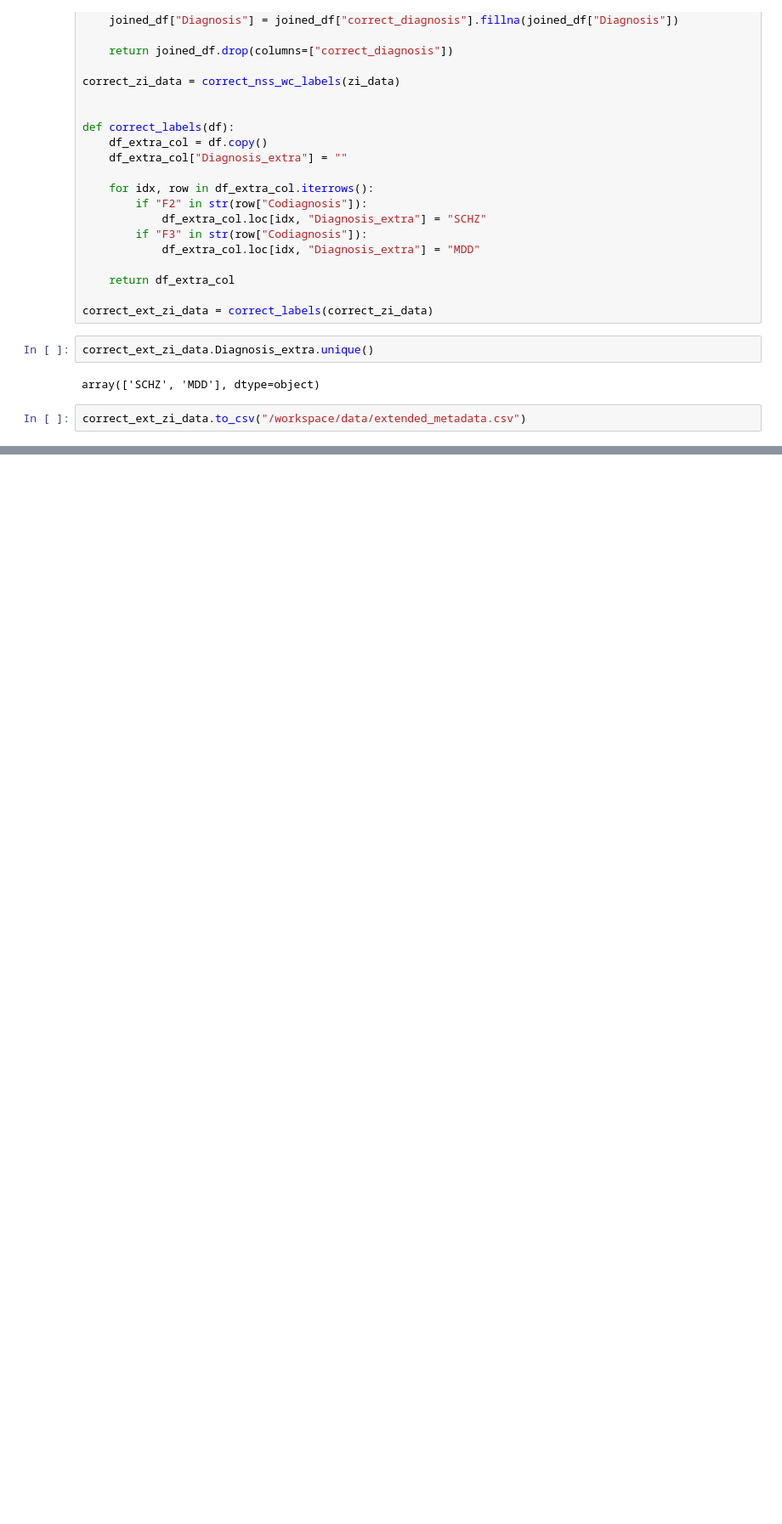
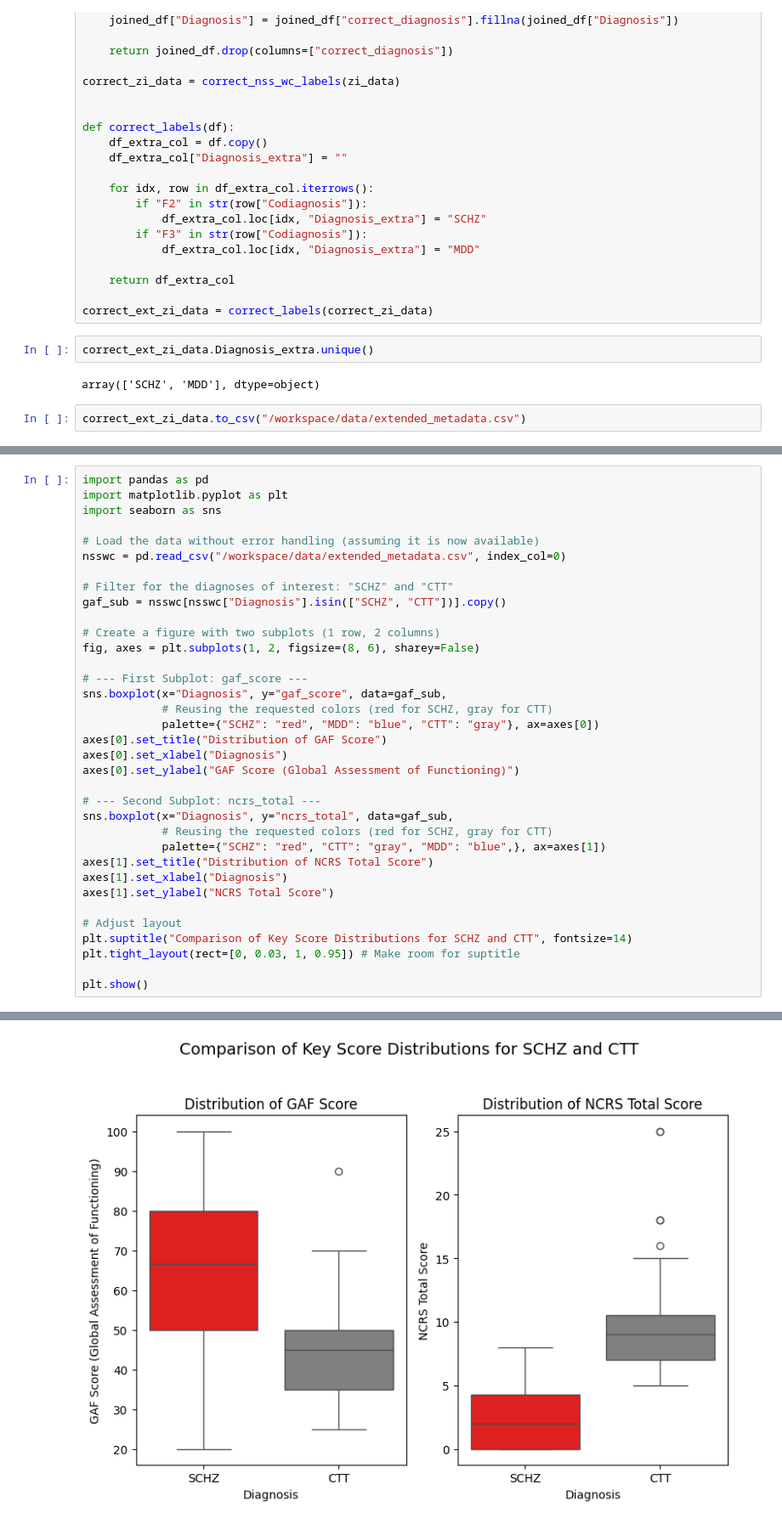
Before and after one commit to N1klasSchmidt/Volumetric-MRI-Classification-VAE, a Jupyter notebook: testing_grounds.ipynb, the cells around one changed output, grey strips where cells are left out. Shown at 85% size. Drawn from its saved outputs; the diff is of its cells as text; blank space fills up the shorter version.

```diff
--- a/testing_grounds.ipynb
+++ b/testing_grounds.ipynb
@@ -189,0 +192,36 @@ correct_ext_zi_data.to_csv("/workspace/data/extended_metadata.csv")
+# %%
+import pandas as pd
+import matplotlib.pyplot as plt
+import seaborn as sns
+
+# Load the data without error handling (assuming it is now available)
+nsswc = pd.read_csv("/workspace/data/extended_metadata.csv", index_col=0)
+
+# Filter for the diagnoses of interest: "SCHZ" and "CTT"
+gaf_sub = nsswc[nsswc["Diagnosis"].isin(["SCHZ", "CTT"])].copy()
+
+# Create a figure with two subplots (1 row, 2 columns)
+fig, axes = plt.subplots(1, 2, figsize=(8, 6), sharey=False)
+
+# --- First Subplot: gaf_score ---
+sns.boxplot(x="Diagnosis", y="gaf_score", data=gaf_sub,
+            # Reusing the requested colors (red for SCHZ, gray for CTT)
+            palette={"SCHZ": "red", "MDD": "blue", "CTT": "gray"}, ax=axes[0])
+axes[0].set_title("Distribution of GAF Score")
+axes[0].set_xlabel("Diagnosis")
+axes[0].set_ylabel("GAF Score (Global Assessment of Functioning)")
+
+# --- Second Subplot: ncrs_total ---
+sns.boxplot(x="Diagnosis", y="ncrs_total", data=gaf_sub,
+            # Reusing the requested colors (red for SCHZ, gray for CTT)
+            palette={"SCHZ": "red", "CTT": "gray", "MDD": "blue",}, ax=axes[1])
+axes[1].set_title("Distribution of NCRS Total Score")
+axes[1].set_xlabel("Diagnosis")
+axes[1].set_ylabel("NCRS Total Score")
+
+# Adjust layout
+plt.suptitle("Comparison of Key Score Distributions for SCHZ and CTT", fontsize=14)
+plt.tight_layout(rect=[0, 0.03, 1, 0.95]) # Make room for suptitle
+
+plt.show()
+# %% [output]
@@ -189,0 +235 @@ correct_ext_zi_data.to_csv("/workspace/data/extended_metadata.csv")
+[figure, added]
```
Also changed, not shown: parts of 2 cells of this notebook, 7 other files.
